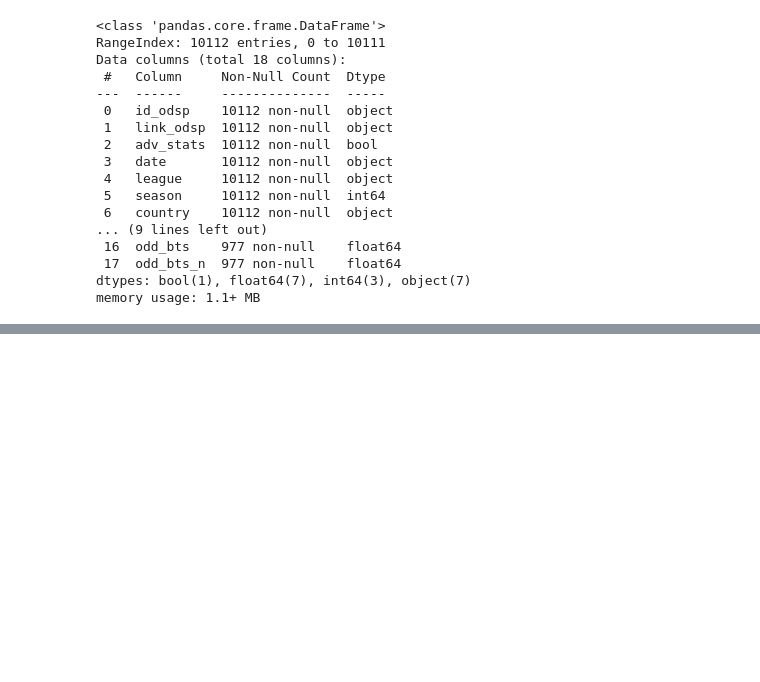
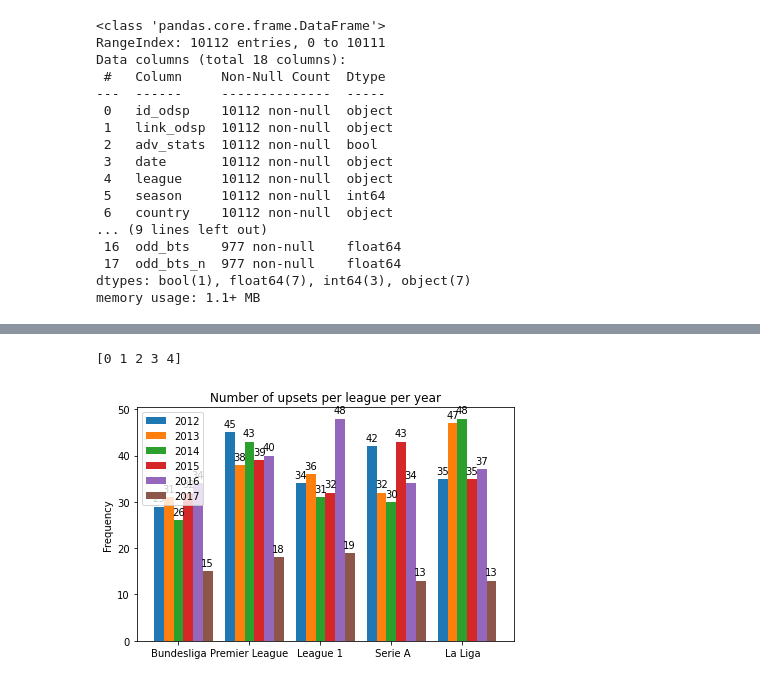
Before and after one commit to gmtorres/MIEIC_19_20_IART, a Jupyter notebook: Proj2/report.ipynb, the cells around one changed output, grey strips where cells are left out. Cells and saved outputs as stored; diff of their text form; code cells hidden in the pictures; blank space fills up the shorter version.

```diff
--- a/Proj2/report.ipynb
+++ b/Proj2/report.ipynb
@@ -140,0 +187,32 @@ Text(0.5, 0, 'Body part goal/miss ration')
+# %%
+seasons = ['2012' , '2013' , '2014' , '2015' , '2016' , '2017'];
+
+upsets = ginf[((ginf.fthg > ginf.ftag) & (ginf.odd_h/ginf.odd_a > 1.8)) | ((ginf.fthg < ginf.ftag) & (ginf.odd_a/ginf.odd_h > 1.8))]
+
+x = np.arange(len(leagues))  # the label locations
+print(x)
+width = 0.55  # the width of the bars
+
+fig, ax = plt.subplots()
+
+i = 0
+for season in seasons:
+    upsets_per_season_per_league = upsets[upsets.season == int(season)].groupby('league')['league'].count()
+    rects = ax.bar(x - width/2 + i*width/len(season) , upsets_per_season_per_league, width / len(season), label=season)
+    autolabel(rects)
+    i = i + 1
+
+
+ax.set_ylabel('Frequency')
+ax.set_title('Number of upsets per league per year')
+ax.set_xticks(x)
+ax.set_xticklabels(leagues)
+ax.legend()
+
+fig.tight_layout()
+
+plt.show()
+del upsets
+# %% [output]
+[0 1 2 3 4]
+[figure, added]
```
Also changed, not shown: parts of 8 cells of this notebook.
